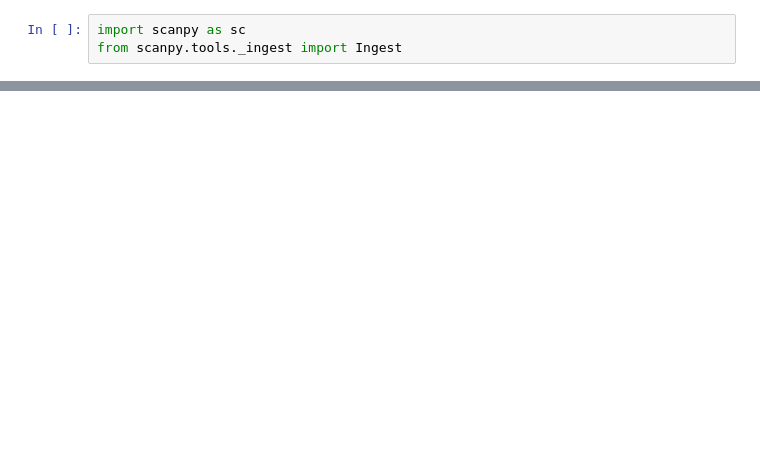
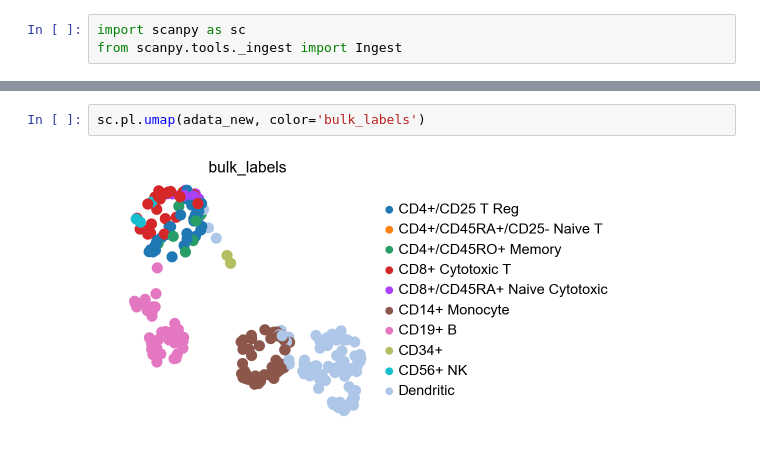
Before and after one commit to Koncopd/anndata-scanpy-benchmarks, a Jupyter notebook: use_Ingest.ipynb, the cells around one changed output, grey strips where cells are left out. Cells and saved outputs as stored; diff of their text form; blank space fills up the shorter version.

```diff
--- a/use_Ingest.ipynb
+++ b/use_Ingest.ipynb
@@ -57,0 +93,4 @@ adata_small.obs['louvain'].shape
+# %%
+sc.pl.umap(adata_new, color='bulk_labels')
+# %% [output]
+[figure, added]
```
Also changed, not shown: parts of 38 cells of this notebook.
